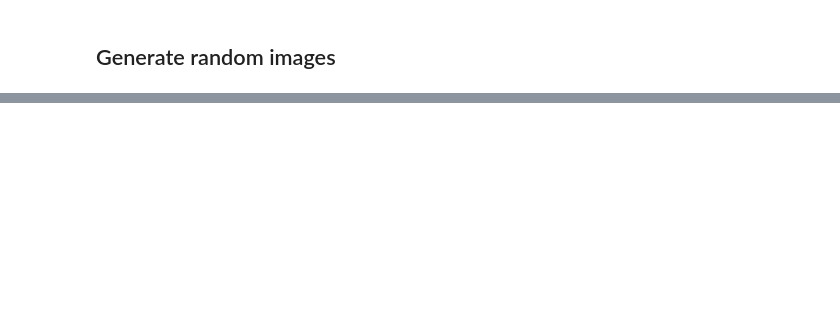
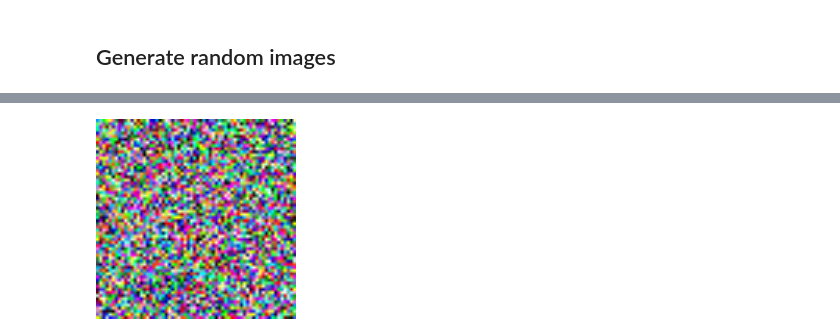
Before and after one commit to SPLambda/diffusion, a Jupyter notebook: src/solution.ipynb, the cells around one changed output, grey strips where cells are left out. Cells and saved outputs as stored; diff of their text form; code cells hidden in the pictures; blank space fills up the shorter version.

```diff
--- a/src/solution.ipynb
+++ b/src/solution.ipynb
@@ -521,0 +597,10 @@ generate_images(4, 8) # generate 32 images
+# %%
+def generate_gif(filename="generated.gif", duration=4, fps=30):
+    imgs = diffusion.generate_images(model, 1)
+    imgs = [tf.squeeze(reverse_transform(img)) for img in imgs]
+    imageio.mimsave(filename, imgs[::round(len(imgs)/(fps*duration))], fps=fps)
+    display(Image(filename=filename, width=200, height=200))
+# %%
+generate_gif()
+# %% [output]
+[figure, added]
```
Also changed, not shown: parts of 18 cells of this notebook.
